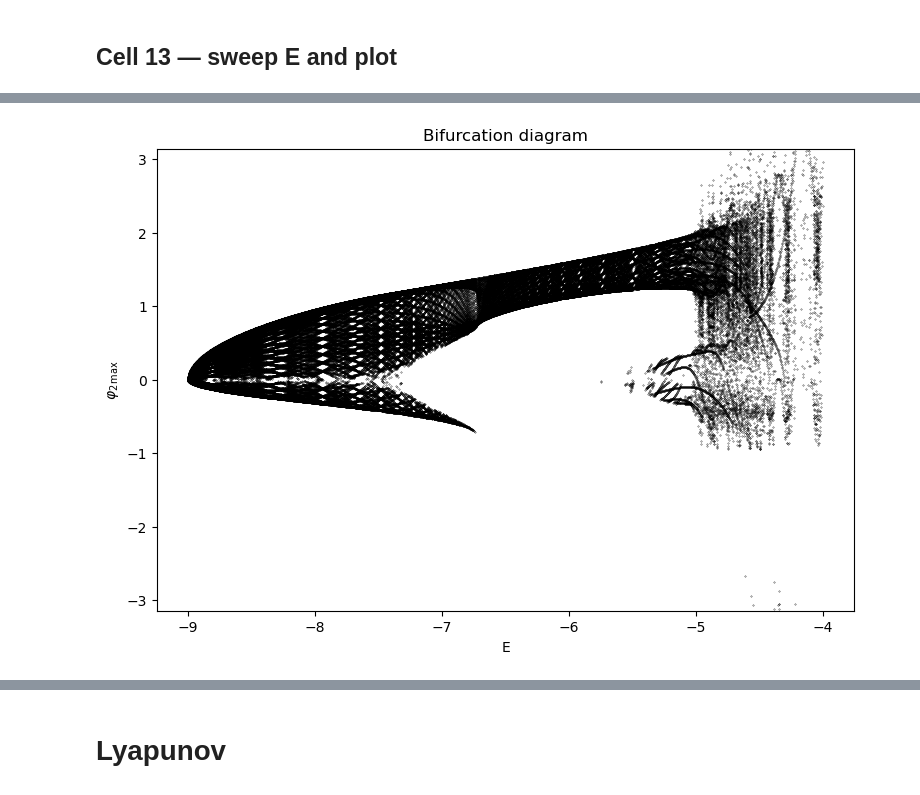
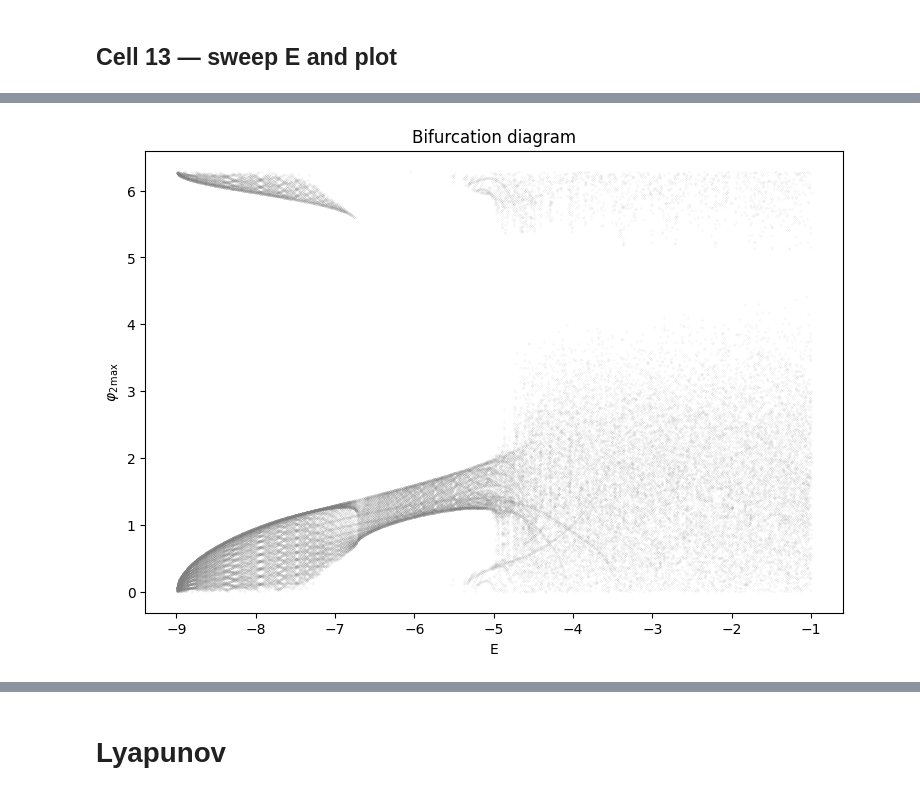
Before and after one commit to evgeny-kolonsky/Lab5, a Jupyter notebook: DP/Lab5_DP_Numerical_simulation.ipynb, the cells around one changed output, grey strips where cells are left out. Cells and saved outputs as stored; diff of their text form; code cells hidden in the pictures.

```diff
--- a/DP/Lab5_DP_Numerical_simulation.ipynb
+++ b/DP/Lab5_DP_Numerical_simulation.ipynb
@@ -142,4 +140,5 @@ Max energy drift: 6.58e-09
 # %%
+%time
 def rk4_integrate(y0, t_span, dt):
     """Classic 4th-order Runge-Kutta, fixed step size dt."""
     t0, tf = t_span
@@ -169,10 +168,14 @@ def rk4_integrate(y0, t_span, dt):
 
     return ts, ys
 
-y0 = [0.1, 0.0, 0.0, 0.0]   # small displacement from the (0,0,0,0) fixed point
-ts, ys = rk4_integrate(y0, (0, 30), dt=1e-2)
+y0 = [0., np.pi/6, 0.0, 0.0]   # small displacement from the (0,0,0,0) fixed point
+ts, ys = rk4_integrate(y0, (0, 50), dt=1e-2)
+phi1, phi2, w1, w2 = ys.T
+
 E = energy(ys)
 print(f"Initial energy: {E[0]:.8f}")
 print(f"Max energy drift: {np.max(np.abs(E - E[0])):.2e}")
-plt.plot(ts, E,  '-')
+plt.plot(ts, phi1,  '-', label='phi1')
+plt.plot(ts, phi2,  '-', label='phi2')
+plt.legend()
 # %% [output]
@@ -333,24 +339,26 @@ Wall time: 1min 14s
 # %%
 %%time
-E_values = np.linspace(-9.1 , -4.0, 2000)  # matches Fig. 5's range roughly
+from joblib import Parallel, delayed
 
-def _worker(E, t_max=500, skip_transient=5):
+E_values = np.linspace(-9.1 , -1.0, 1000)  # matches Fig. 5's range roughly
+
+
+def _worker(E, t_max=500, skip_transient=1):
     pts = bifurcation_points(E, t_max=t_max, skip_transient=skip_transient)
     return E, pts
 
 results = Parallel(n_jobs=-1)(delayed(_worker)(E) for E in E_values)
 
 E_plot, phi2max_plot = [], []
 for E, pts in results:
     E_plot.extend([E] * len(pts))
     phi2max_plot.extend(pts)
 
 plt.figure(figsize=(9, 6))
-plt.plot(E_plot, phi2max_plot, '.', markersize=0.5, color='black')
+plt.plot(E_plot, [x % (2*np.pi) for x in phi2max_plot] , '.', markersize=0.1, color='gray')
 plt.xlabel('E')
-plt.ylim(-np.pi, np.pi)
 plt.ylabel(r'$\varphi_{2\,\mathrm{max}}$')
 plt.title('Bifurcation diagram')
 plt.show()
 # %% [output]
-[figure, old version]
+[figure, new version]
```
Also changed, not shown: parts of 14 cells of this notebook.
